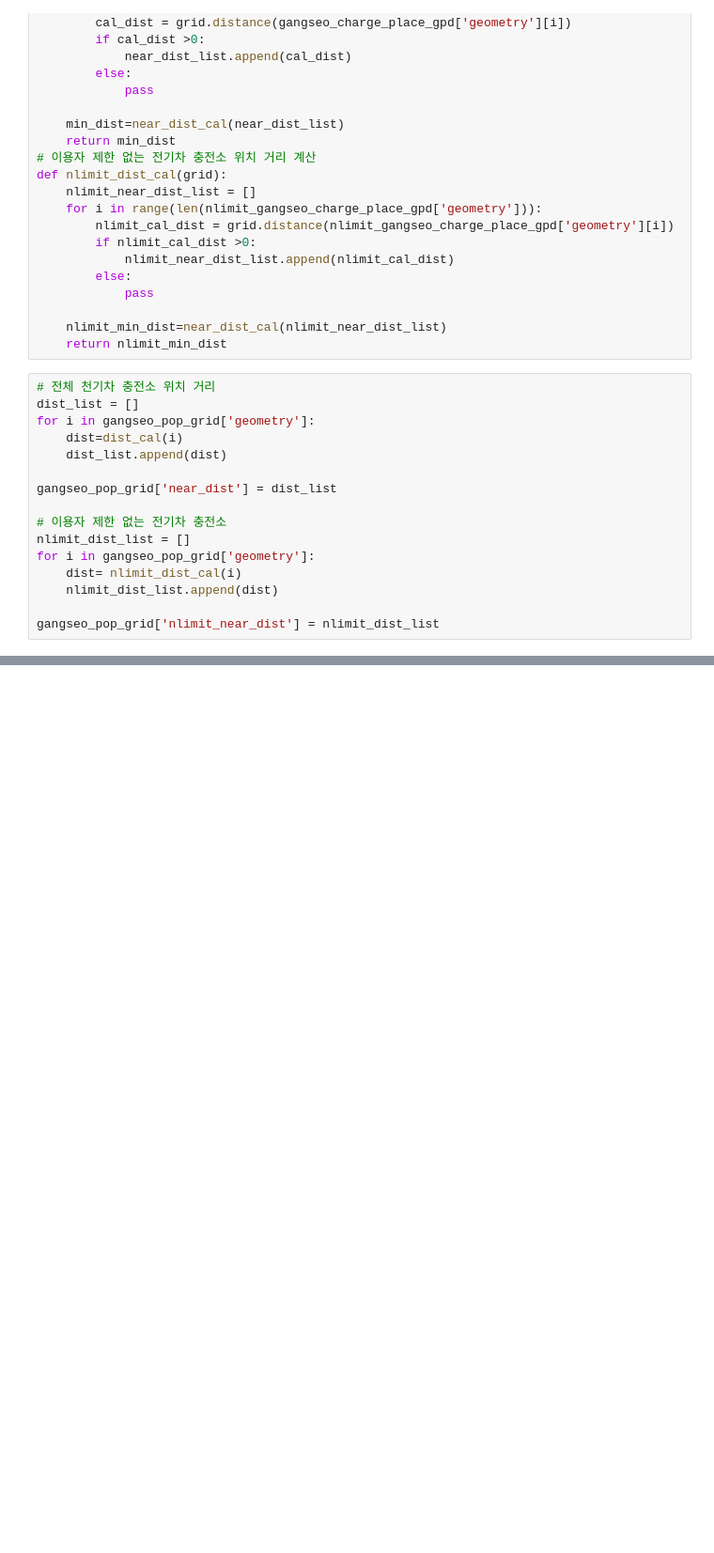
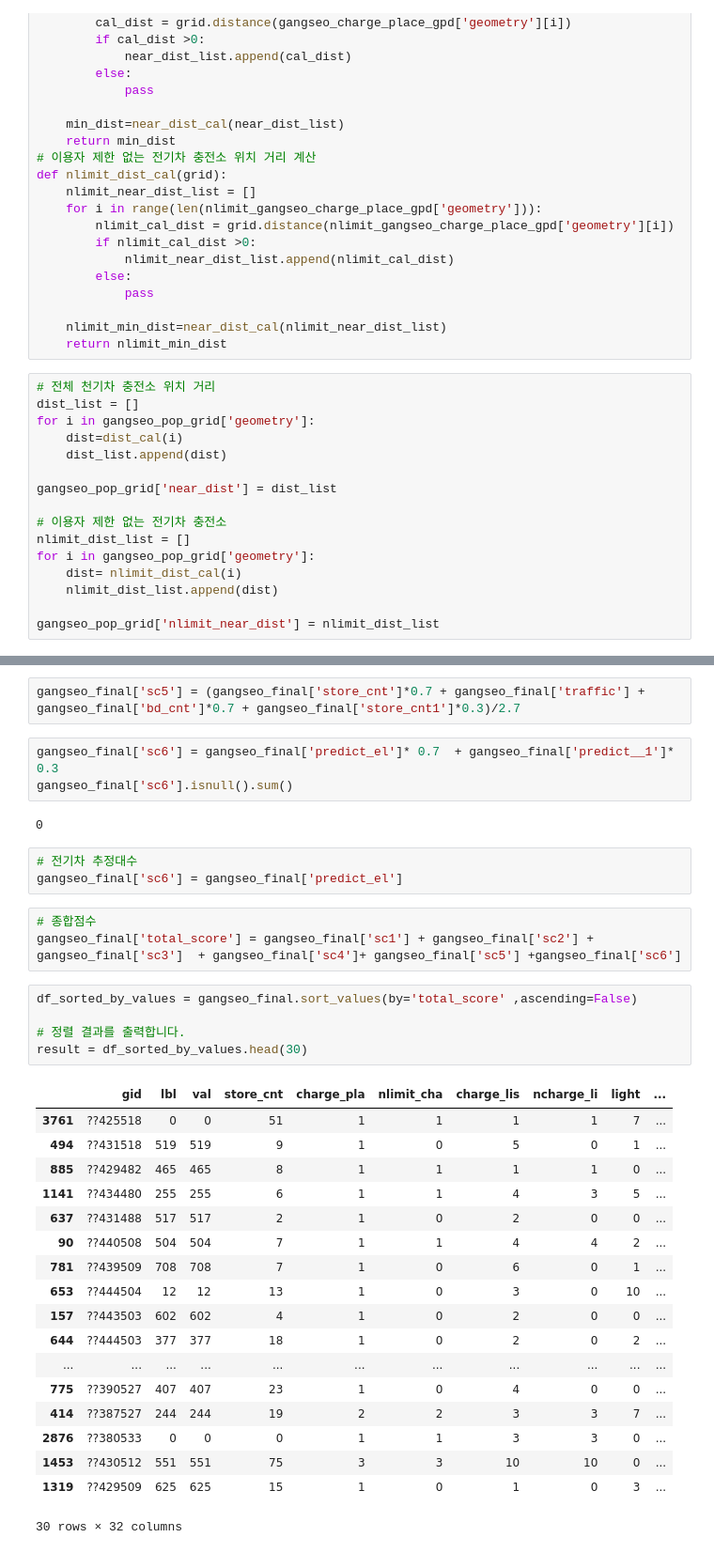
Before and after one commit to lima4/Gangseo-gu, a Jupyter notebook: final_data_eda.ipynb, the cells around one changed output, grey strips where cells are left out. Shown at 94% size. Drawn from its saved outputs; the diff is of its cells as text; blank space fills up the shorter version.

```diff
--- a/final_data_eda.ipynb
+++ b/final_data_eda.ipynb
@@ -829,0 +1151,37 @@ gangseo_pop_grid['nlimit_near_dist'] = nlimit_dist_list
+# %%
+gangseo_final['sc5'] = (gangseo_final['store_cnt']*0.7 + gangseo_final['traffic'] + gangseo_final['bd_cnt']*0.7 + gangseo_final['store_cnt1']*0.3)/2.7
+# %%
+gangseo_final['sc6'] = gangseo_final['predict_el']* 0.7  + gangseo_final['predict__1']* 0.3
+gangseo_final['sc6'].isnull().sum()
+# %% [output]
+0
+# %%
+# 전기차 추정대수
+gangseo_final['sc6'] = gangseo_final['predict_el']
+# %%
+# 종합점수
+gangseo_final['total_score'] = gangseo_final['sc1'] + gangseo_final['sc2'] + gangseo_final['sc3']  + gangseo_final['sc4']+ gangseo_final['sc5'] +gangseo_final['sc6']
+# %%
+df_sorted_by_values = gangseo_final.sort_values(by='total_score' ,ascending=False)
+
+# 정렬 결과를 출력합니다.
+result = df_sorted_by_values.head(30)
+# %% [output]
+|  | gid | lbl | val | store_cnt | charge_pla | nlimit_cha | charge_lis | ncharge_li | light | ... |
+| 3761 | ??425518 | 0 | 0 | 51 | 1 | 1 | 1 | 1 | 7 | ... |
+| 494 | ??431518 | 519 | 519 | 9 | 1 | 0 | 5 | 0 | 1 | ... |
+| 885 | ??429482 | 465 | 465 | 8 | 1 | 1 | 1 | 1 | 0 | ... |
+| 1141 | ??434480 | 255 | 255 | 6 | 1 | 1 | 4 | 3 | 5 | ... |
+| 637 | ??431488 | 517 | 517 | 2 | 1 | 0 | 2 | 0 | 0 | ... |
+| 90 | ??440508 | 504 | 504 | 7 | 1 | 1 | 4 | 4 | 2 | ... |
+| 781 | ??439509 | 708 | 708 | 7 | 1 | 0 | 6 | 0 | 1 | ... |
+| 653 | ??444504 | 12 | 12 | 13 | 1 | 0 | 3 | 0 | 10 | ... |
+| 157 | ??443503 | 602 | 602 | 4 | 1 | 0 | 2 | 0 | 0 | ... |
+| 644 | ??444503 | 377 | 377 | 18 | 1 | 0 | 2 | 0 | 2 | ... |
+| ... | ... | ... | ... | ... | ... | ... | ... | ... | ... | ... |
+| 775 | ??390527 | 407 | 407 | 23 | 1 | 0 | 4 | 0 | 0 | ... |
+| 414 | ??387527 | 244 | 244 | 19 | 2 | 2 | 3 | 3 | 7 | ... |
+| 2876 | ??380533 | 0 | 0 | 0 | 1 | 1 | 3 | 3 | 0 | ... |
+| 1453 | ??430512 | 551 | 551 | 75 | 3 | 3 | 10 | 10 | 0 | ... |
+| 1319 | ??429509 | 625 | 625 | 15 | 1 | 0 | 1 | 0 | 3 | ... |
+30 rows × 32 columns
```
Also changed, not shown: parts of 46 cells of this notebook.
